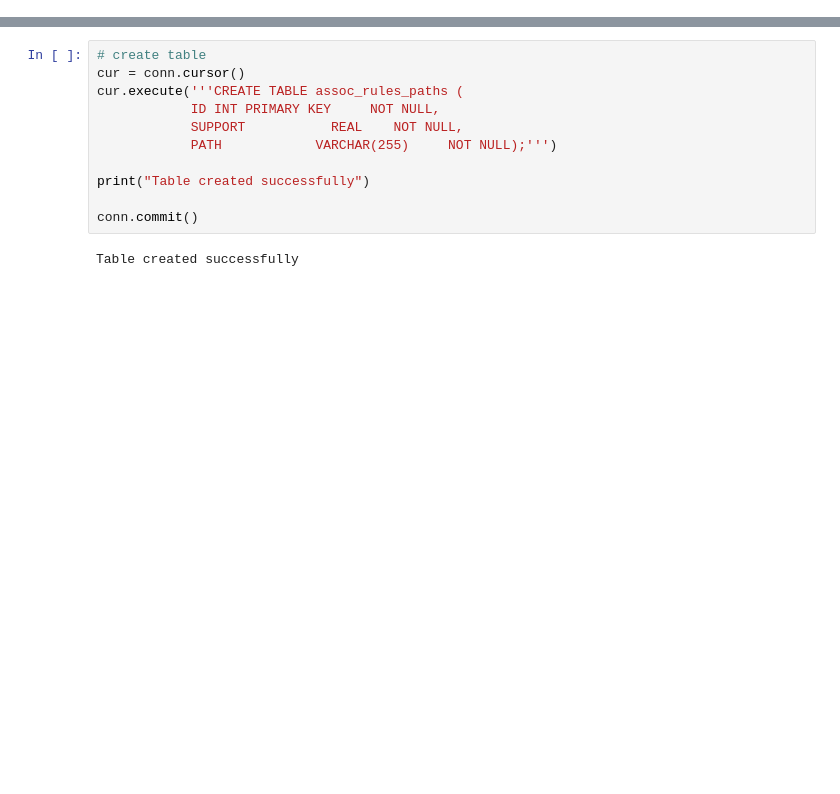
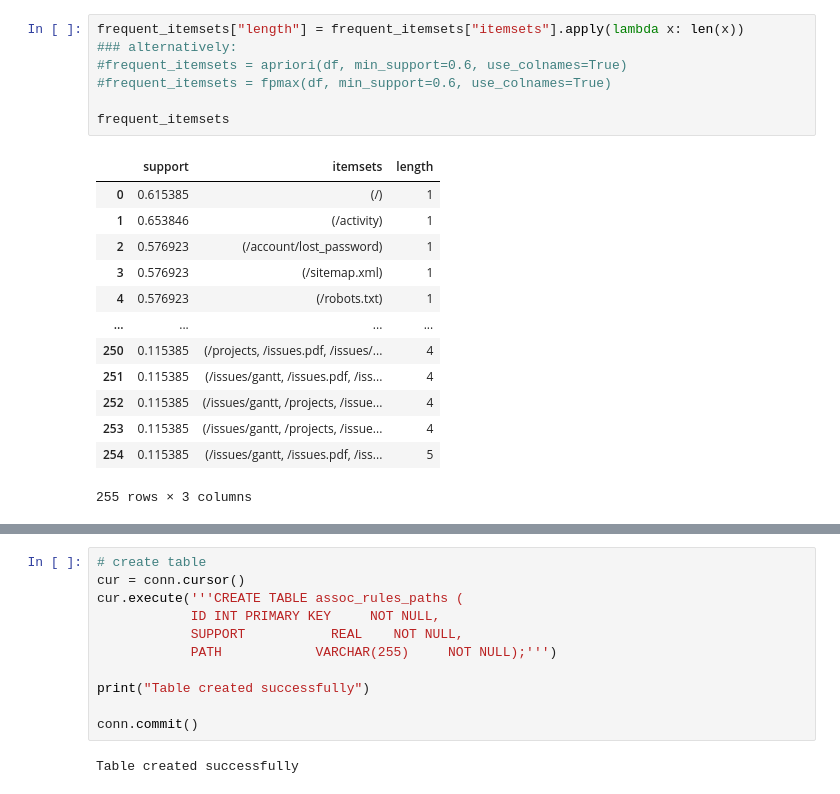
Before and after one commit to yehezkiel1086/ml-web-honeypot, a Jupyter notebook: data-mining/assoc_rules_paths.ipynb, the cells around one changed output, grey strips where cells are left out. Saved outputs shown, nothing was run; the diff lists cells and outputs as text; blank space fills up the shorter version.

```diff
--- a/data-mining/assoc_rules_paths.ipynb
+++ b/data-mining/assoc_rules_paths.ipynb
@@ -95,0 +121,21 @@ frequent_itemsets
+# %%
+frequent_itemsets["length"] = frequent_itemsets["itemsets"].apply(lambda x: len(x))
+### alternatively:
+#frequent_itemsets = apriori(df, min_support=0.6, use_colnames=True)
+#frequent_itemsets = fpmax(df, min_support=0.6, use_colnames=True)
+
+frequent_itemsets
+# %% [output]
+|  | support | itemsets | length |
+| 0 | 0.615385 | (/) | 1 |
+| 1 | 0.653846 | (/activity) | 1 |
+| 2 | 0.576923 | (/account/lost_password) | 1 |
+| 3 | 0.576923 | (/sitemap.xml) | 1 |
+| 4 | 0.576923 | (/robots.txt) | 1 |
+| ... | ... | ... | ... |
+| 250 | 0.115385 | (/projects, /issues.pdf, /issues/... | 4 |
+| 251 | 0.115385 | (/issues/gantt, /issues.pdf, /iss... | 4 |
+| 252 | 0.115385 | (/issues/gantt, /projects, /issue... | 4 |
+| 253 | 0.115385 | (/issues/gantt, /projects, /issue... | 4 |
+| 254 | 0.115385 | (/issues/gantt, /issues.pdf, /iss... | 5 |
+255 rows × 3 columns
```
Also changed, not shown: parts of 9 cells of this notebook.
